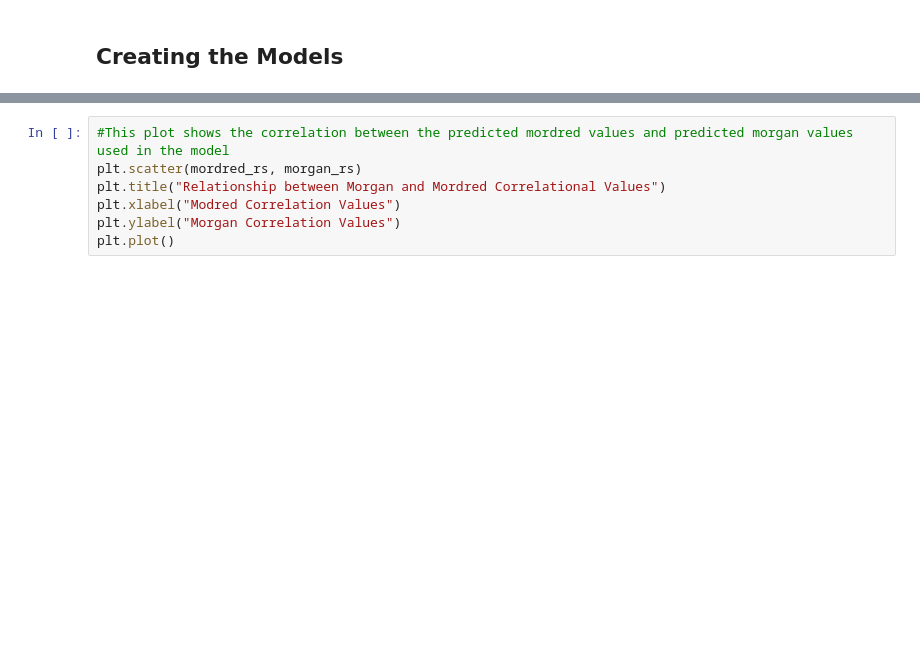
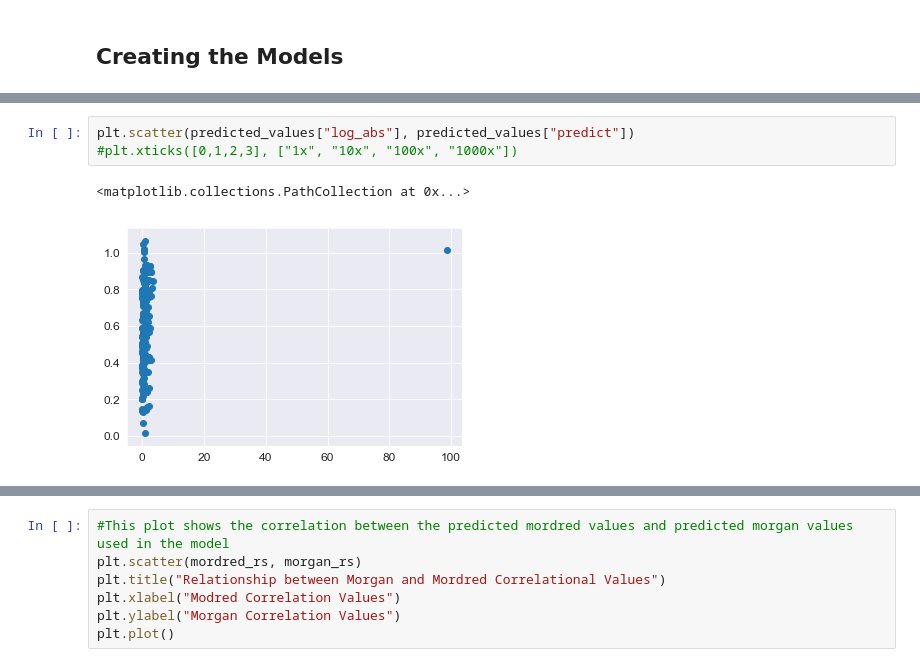
Before and after one commit to rgerkin/enantiomerlist, a Jupyter notebook: OdorantModel.ipynb, the cells around one changed output, grey strips where cells are left out. Saved outputs shown, nothing was run; the diff lists cells and outputs as text; blank space fills up the shorter version.

```diff
--- a/OdorantModel.ipynb
+++ b/OdorantModel.ipynb
@@ -188,3 +218,9 @@ Name: 2, dtype: object
+# %%
+plt.scatter(predicted_values["log_abs"], predicted_values["predict"])
+#plt.xticks([0,1,2,3], ["1x", "10x", "100x", "1000x"])
+# %% [output]
+<matplotlib.collections.PathCollection at 0x...>
+[figure, added]
 # %%
 import matplotlib.pyplot as plt
 import seaborn as sns
```
Also changed, not shown: parts of 17 cells of this notebook, 1 other file.
